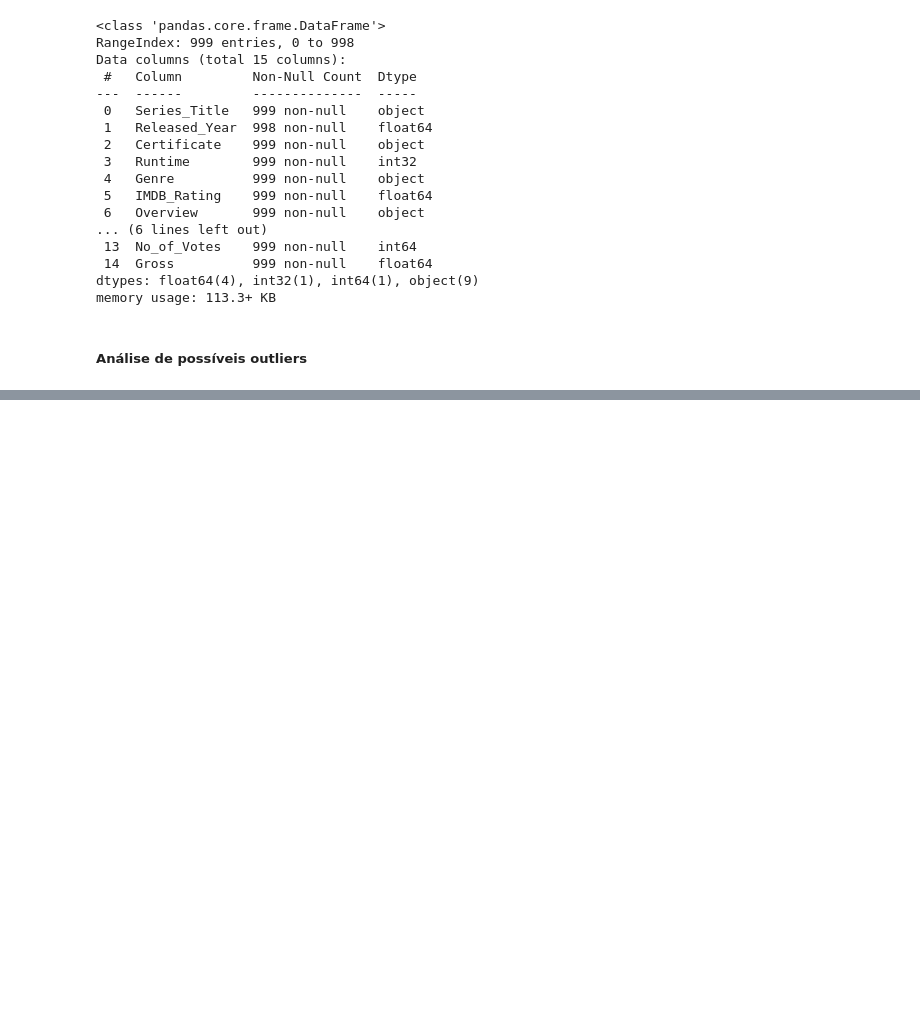
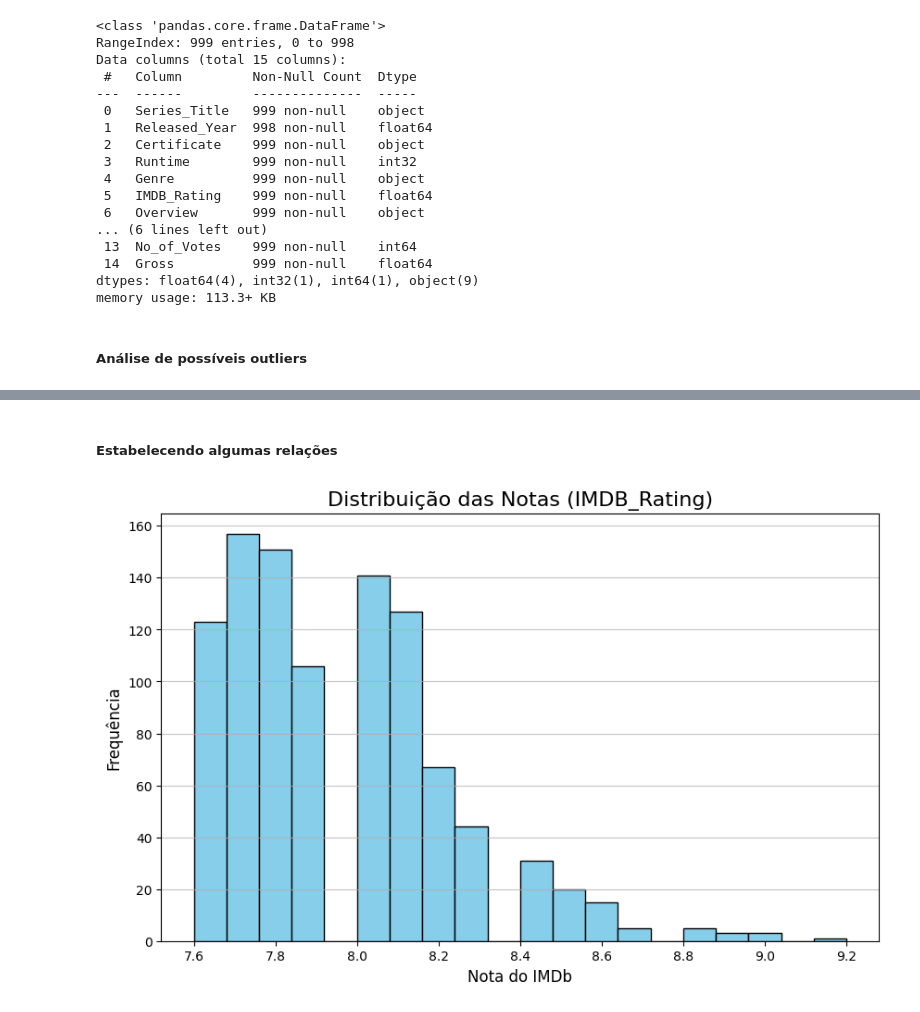
Before and after one commit to albiecr/LH-2025-11, a Jupyter notebook: Notebook/DataScienceChallenge.ipynb, the cells around one changed output, grey strips where cells are left out. Drawn from its saved outputs; the diff is of its cells as text; code cells hidden in the pictures; blank space fills up the shorter version.

```diff
--- a/Notebook/DataScienceChallenge.ipynb
+++ b/Notebook/DataScienceChallenge.ipynb
@@ -140,0 +143,18 @@ plt.show()
+# %% [markdown]
+##### Estabelecendo algumas relações
+# %%
+# Histograma para ver a distribuição das notas no conjunto de dados
+import pandas as pd
+import matplotlib.pyplot as plt
+
+
+plt.figure(figsize=(10, 6))
+plt.hist(desafio_indicium_imdb['IMDB_Rating'], bins=20, color='skyblue', edgecolor='black')
+
+
+plt.title('Distribuição das Notas (IMDB_Rating)', fontsize=16)
+plt.xlabel('Nota do IMDb', fontsize=12)
+plt.ylabel('Frequência', fontsize=12)
+plt.grid(axis='y', alpha=0.75)
+# %% [output]
+[figure, added]
```
Also changed, not shown: parts of 11 cells of this notebook.
